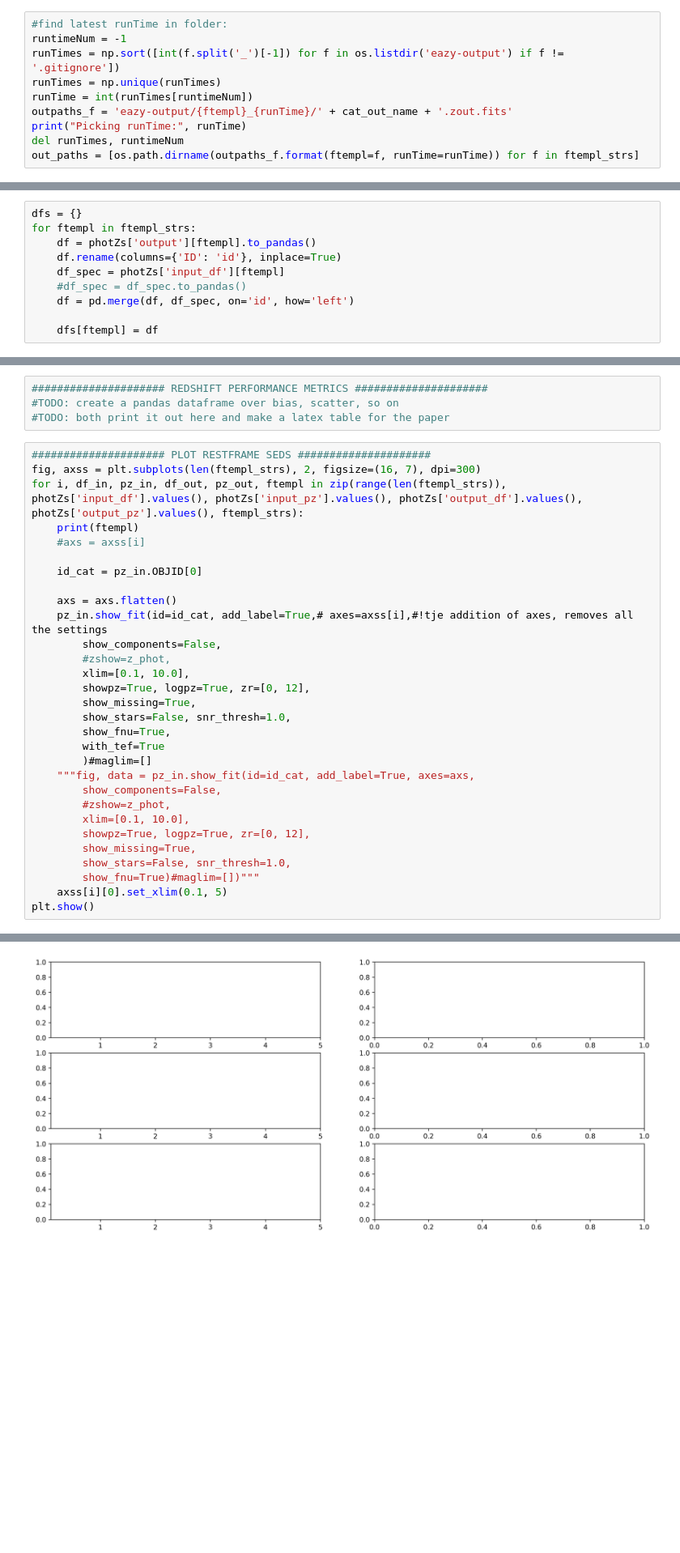
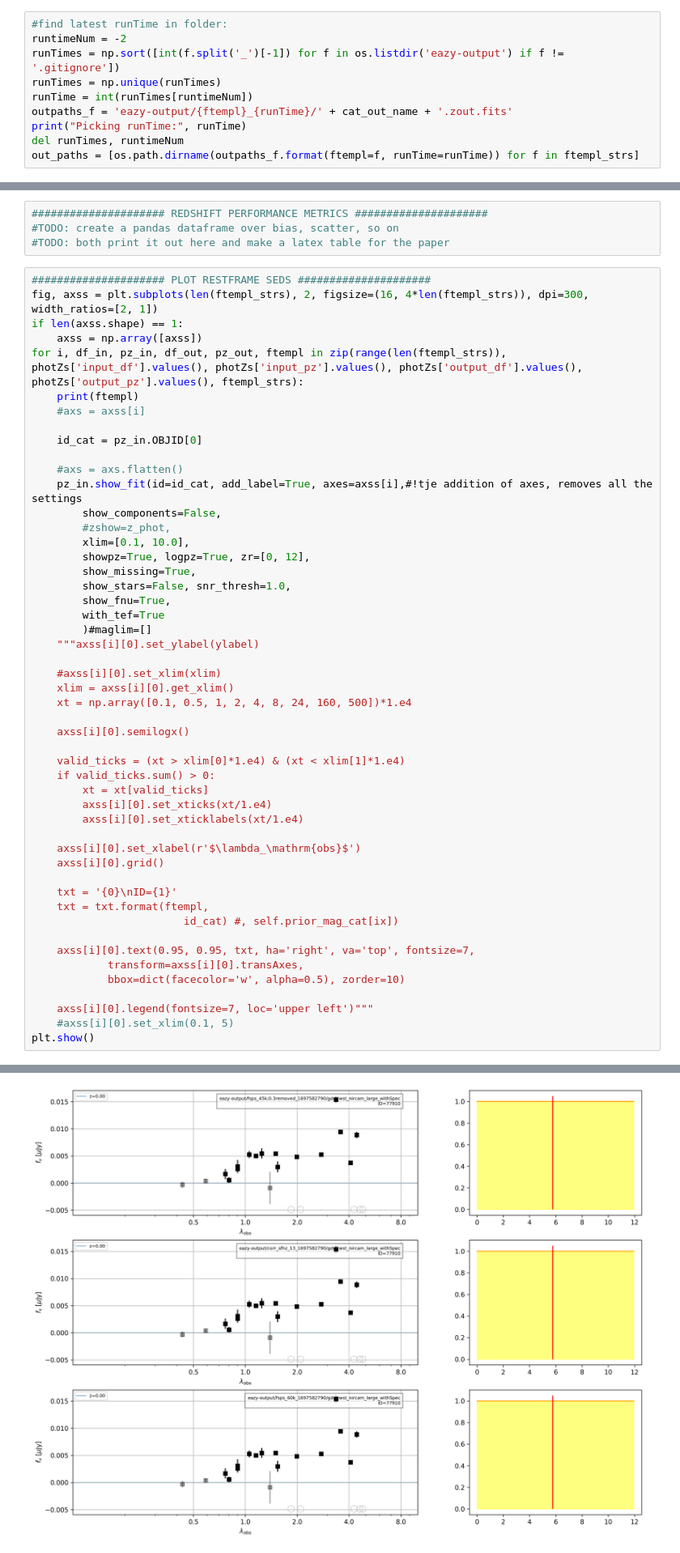
Before and after one commit to Tutbjun/EAZY_templates_comparrison_pipeline, a Jupyter notebook: src/main.ipynb, the cells around one changed output, grey strips where cells are left out. Shown at 81% size. Cells and saved outputs as stored; diff of their text form; blank space fills up the shorter version.

```diff
--- a/src/main.ipynb
+++ b/src/main.ipynb
@@ -318,7 +319,7 @@ for tpath, opath, oname in zip(templ_paths, out_paths, out_names):
 UserWarning: This will run EAZY. Set to False to avoid this.
 # %%
 #find latest runTime in folder:
-runtimeNum = -1
+runtimeNum = -2
 runTimes = np.sort([int(f.split('_')[-1]) for f in os.listdir('eazy-output') if f != '.gitignore'])
 runTimes = np.unique(runTimes)
 runTime = int(runTimes[runtimeNum])
@@ -470,13 +470,3 @@ for tpath, opath, oname, ftempl in tqdm(zip(templ_paths, out_paths, out_names, f
 
 
 del tpath, opath, oname, ftempl, params, filt_num, fnames
-# %%
-dfs = {}
-for ftempl in ftempl_strs:
-    df = photZs['output'][ftempl].to_pandas()
-    df.rename(columns={'ID': 'id'}, inplace=True)
-    df_spec = photZs['input_df'][ftempl]
-    #df_spec = df_spec.to_pandas()
-    df = pd.merge(df, df_spec, on='id', how='left')
-
-    dfs[ftempl] = df
@@ -687,36 +687,56 @@ for mode in ['default', 'modified']:
 #TODO: both print it out here and make a latex table for the paper
 # %%
 ##################### PLOT RESTFRAME SEDS #####################
-fig, axss = plt.subplots(len(ftempl_strs), 2, figsize=(16, 7), dpi=300)
+fig, axss = plt.subplots(len(ftempl_strs), 2, figsize=(16, 4*len(ftempl_strs)), dpi=300, width_ratios=[2, 1])
+if len(axss.shape) == 1:
+    axss = np.array([axss])
 for i, df_in, pz_in, df_out, pz_out, ftempl in zip(range(len(ftempl_strs)), photZs['input_df'].values(), photZs['input_pz'].values(), photZs['output_df'].values(), photZs['output_pz'].values(), ftempl_strs):
     print(ftempl)
     #axs = axss[i]
 
     id_cat = pz_in.OBJID[0]
 
-    axs = axs.flatten()
-    pz_in.show_fit(id=id_cat, add_label=True,# axes=axss[i],#!tje addition of axes, removes all the settings
+    #axs = axs.flatten()
+    pz_in.show_fit(id=id_cat, add_label=True, axes=axss[i],#!tje addition of axes, removes all the settings
         show_components=False,
         #zshow=z_phot,
         xlim=[0.1, 10.0],
         showpz=True, logpz=True, zr=[0, 12],
         show_missing=True,
         show_stars=False, snr_thresh=1.0,
         show_fnu=True,
         with_tef=True
         )#maglim=[]
-    """fig, data = pz_in.show_fit(id=id_cat, add_label=True, axes=axs,
-        show_components=False,
-        #zshow=z_phot,
-        xlim=[0.1, 10.0],
-        showpz=True, logpz=True, zr=[0, 12],
-        show_missing=True,
-        show_stars=False, snr_thresh=1.0,
-        show_fnu=True)#maglim=[])"""
-    axss[i][0].set_xlim(0.1, 5)
+    """axss[i][0].set_ylabel(ylabel)
+
+    #axss[i][0].set_xlim(xlim)
+    xlim = axss[i][0].get_xlim()
+    xt = np.array([0.1, 0.5, 1, 2, 4, 8, 24, 160, 500])*1.e4
+
+    axss[i][0].semilogx()
+
+    valid_ticks = (xt > xlim[0]*1.e4) & (xt < xlim[1]*1.e4)
+    if valid_ticks.sum() > 0:
+        xt = xt[valid_ticks]
+        axss[i][0].set_xticks(xt/1.e4)
+        axss[i][0].set_xticklabels(xt/1.e4)
+
+    axss[i][0].set_xlabel(r'$\lambda_\mathrm{obs}$')
+    axss[i][0].grid()
+
+    txt = '{0}\nID={1}'
+    txt = txt.format(ftempl,
+                        id_cat) #, self.prior_mag_cat[ix])
+
+    axss[i][0].text(0.95, 0.95, txt, ha='right', va='top', fontsize=7,
+            transform=axss[i][0].transAxes,
+            bbox=dict(facecolor='w', alpha=0.5), zorder=10)
+
+    axss[i][0].legend(fontsize=7, loc='upper left')"""
+    #axss[i][0].set_xlim(0.1, 5)
 plt.show()
 # %% [output]
 fsps_45k;0.3removed
 corr_sfhz_13
 fsps_60k
-[figure, old version]
+[figure, new version]
```
Also changed, not shown: parts of 5 cells of this notebook, 1 other file.
